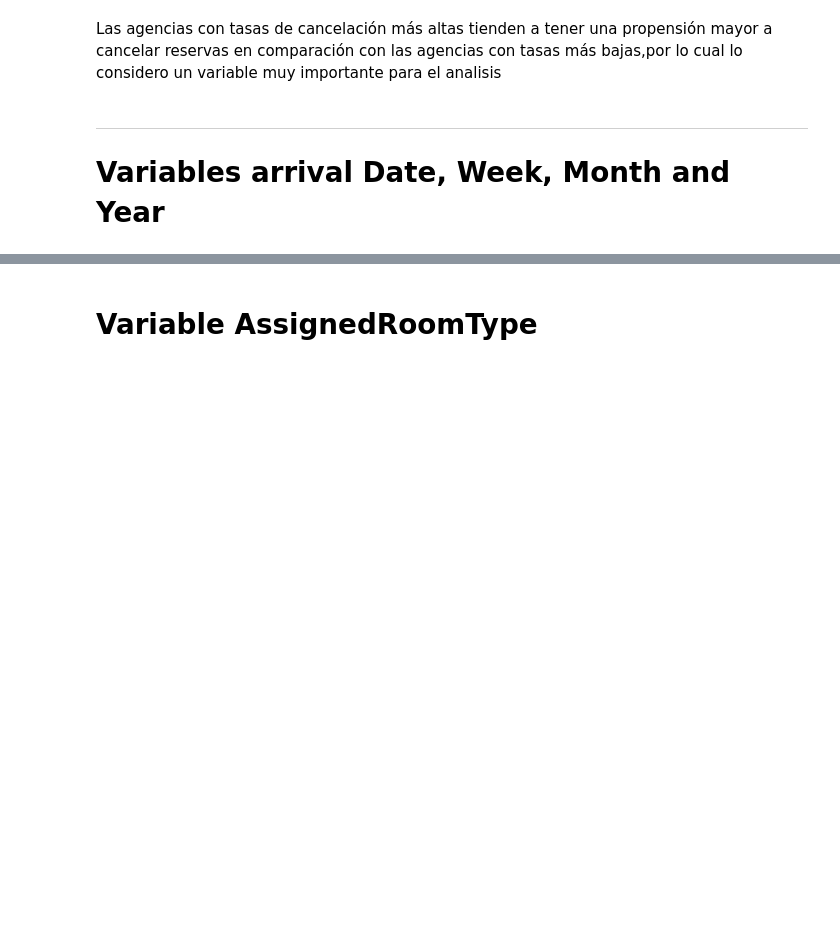
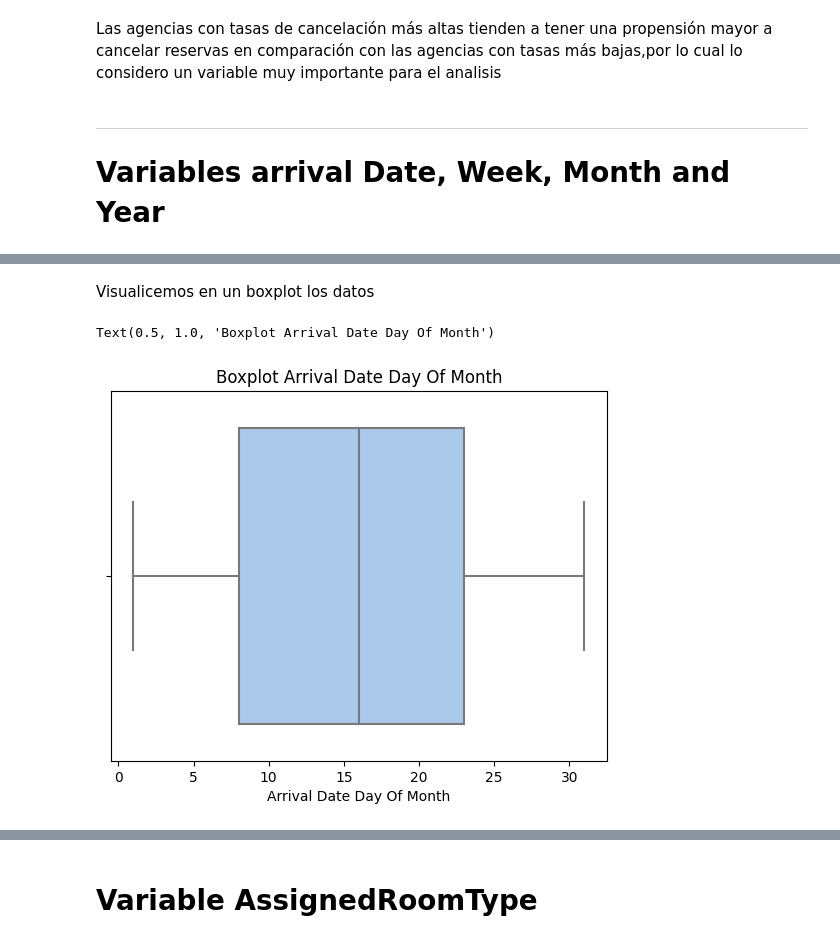
Before and after one commit to juanignaciogiacobbe/7506R-2C2023-GRUPO15, a Jupyter notebook: 7506R_TP1_GRUPO15_CHP1_ENTREGA.ipynb, the cells around one changed output, grey strips where cells are left out. Cells and saved outputs as stored; diff of their text form; code cells hidden in the pictures; blank space fills up the shorter version.

Commit message:
Variables arrival(gral)

```diff
--- a/7506R_TP1_GRUPO15_CHP1_ENTREGA.ipynb
+++ b/7506R_TP1_GRUPO15_CHP1_ENTREGA.ipynb
@@ -752,0 +817,3 @@ Las agencias con tasas de cancelación más altas tienden a tener una propensió
+# %%
+columna_arrival_date = ds_hoteles_train['arrival_date_day_of_month']
+columna_arrival_date.value_counts()
@@ -752,0 +860,10 @@ Las agencias con tasas de cancelación más altas tienden a tener una propensió
+# %% [markdown]
+Visualicemos en un boxplot los datos
+# %%
+sns.boxplot(x = columna_arrival_date, palette = "pastel")
+plt.xlabel('Arrival Date Day Of Month')
+
+plt.title("Boxplot Arrival Date Day Of Month")
+# %% [output]
+Text(0.5, 1.0, 'Boxplot Arrival Date Day Of Month')
+[figure, added]
```
Also changed, not shown: parts of 184 cells of this notebook.
